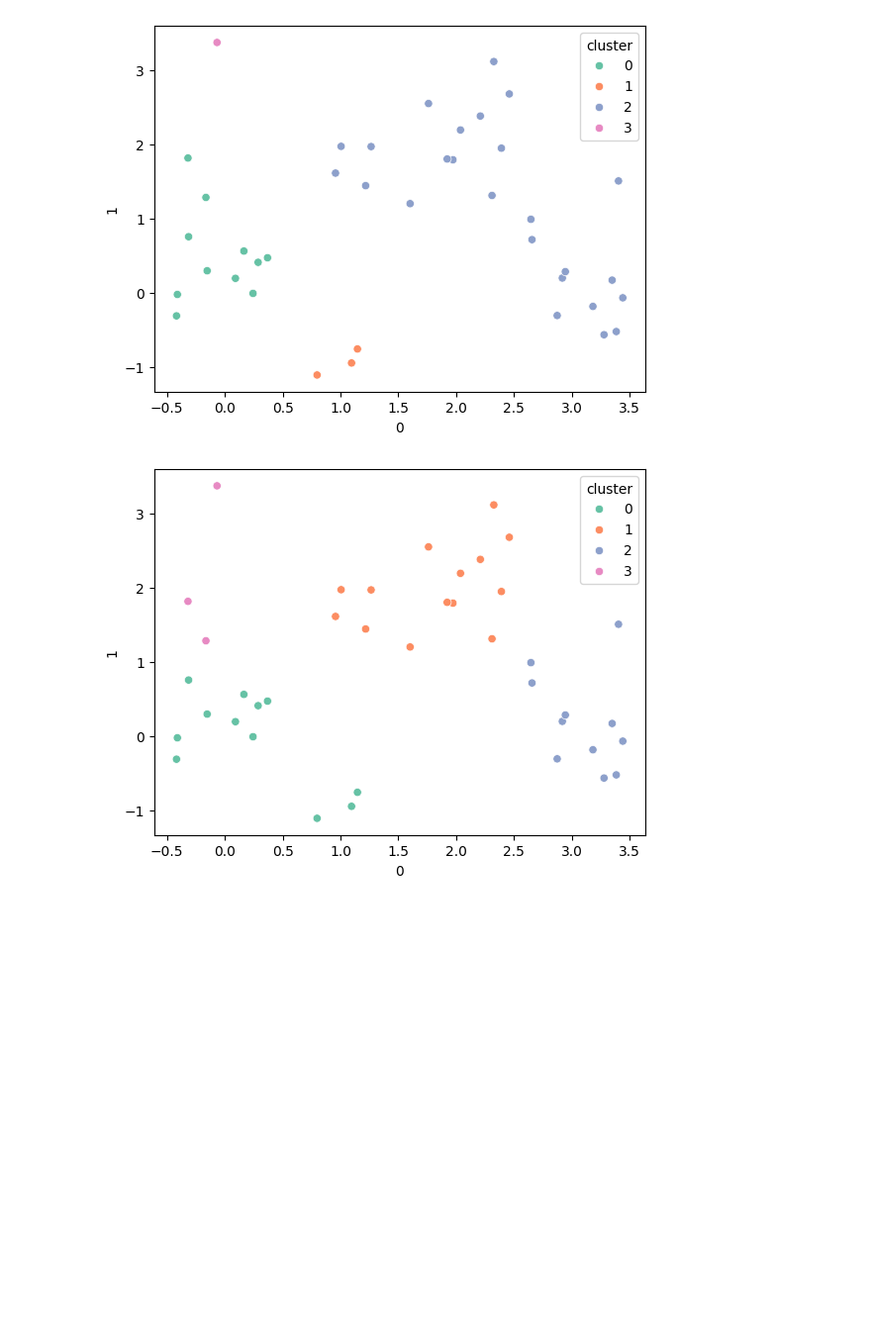
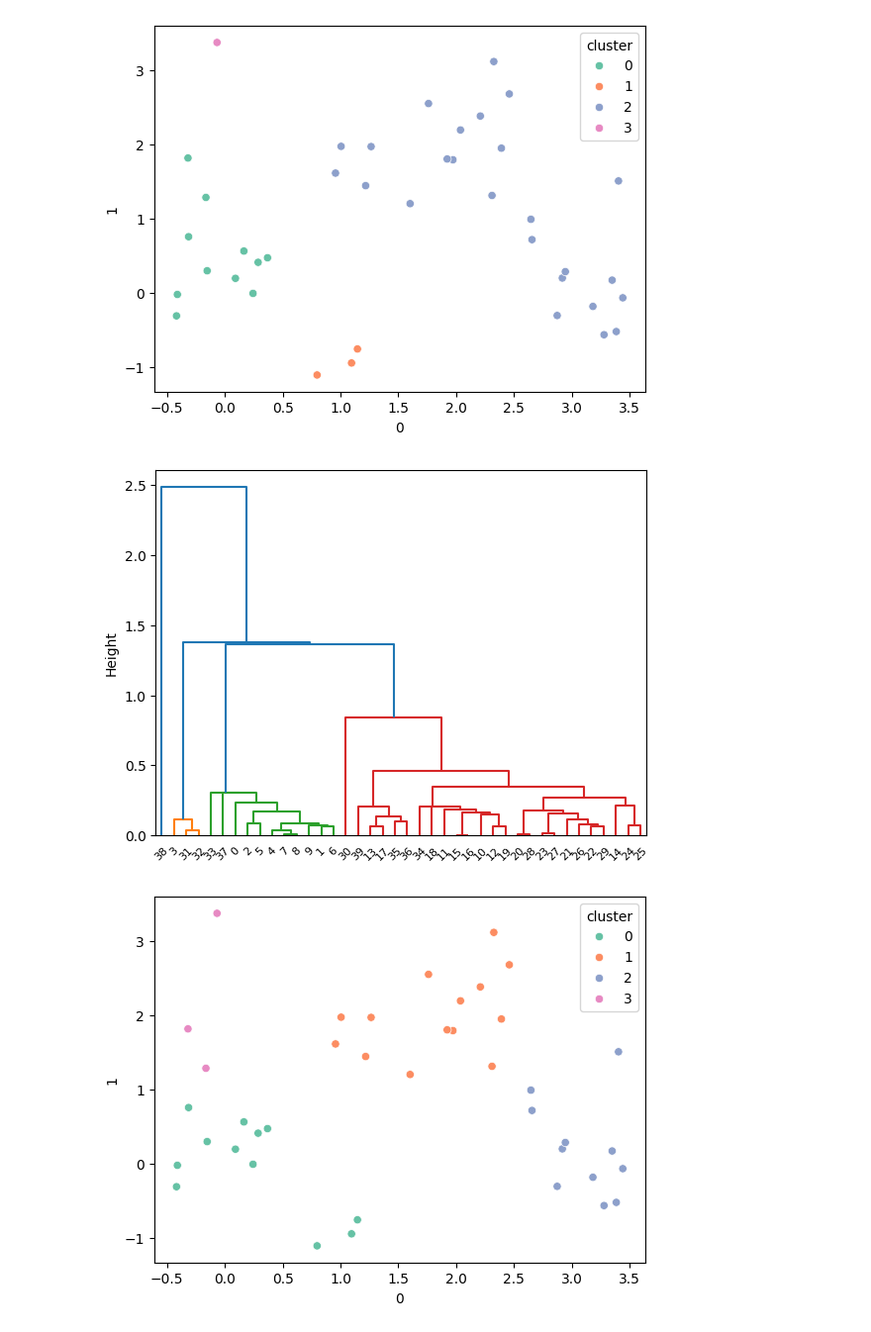
Before and after one commit to bryaneadams/csi_772_homework, a Jupyter notebook: homework_1/homework_1.ipynb, the cells around one changed output. Shown at 99% size. Drawn from its saved outputs; the diff is of its cells as text; code cells hidden in the pictures; blank space fills up the shorter version.

```diff
--- a/homework_1/homework_1.ipynb
+++ b/homework_1/homework_1.ipynb
@@ -363,6 +370,12 @@ distances = distances.drop(columns='Unnamed: 0', axis=1)
 h_cluster(data = x, metric='precomputed', distances=distances**2, linkage='single', num_clusters=4, figure_name='single_squared')
 # %% [output]
 [figure]
+# %%
+hc = HClust(distance_threshold=0,metric='precomputed',n_clusters=None ,linkage='single')
+hc.fit(distances**2)
+plot_dendrogram(hc, filename="3c_single_squared_dendrogram", color_threshold=1)
+# %% [output]
+[figure, added]
 # %%
 h_cluster(data = x, metric='precomputed', distances=distances**2, linkage='complete', num_clusters=4, figure_name='complete_squared')
 # %% [output]
```
Also changed, not shown: parts of 8 cells of this notebook, 8 other files.
